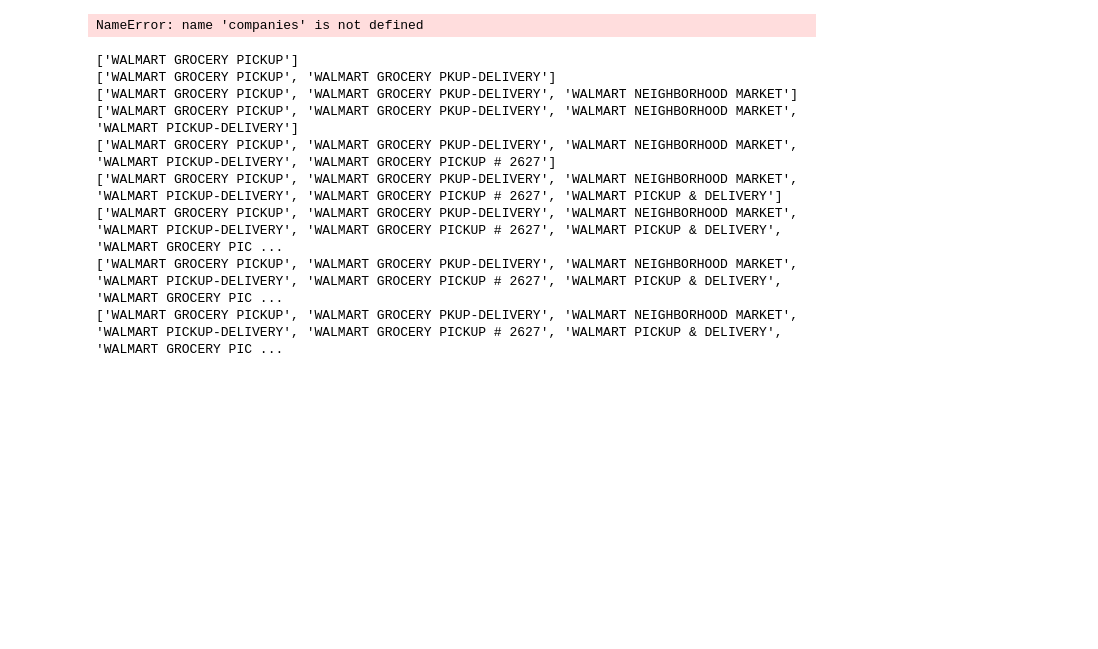
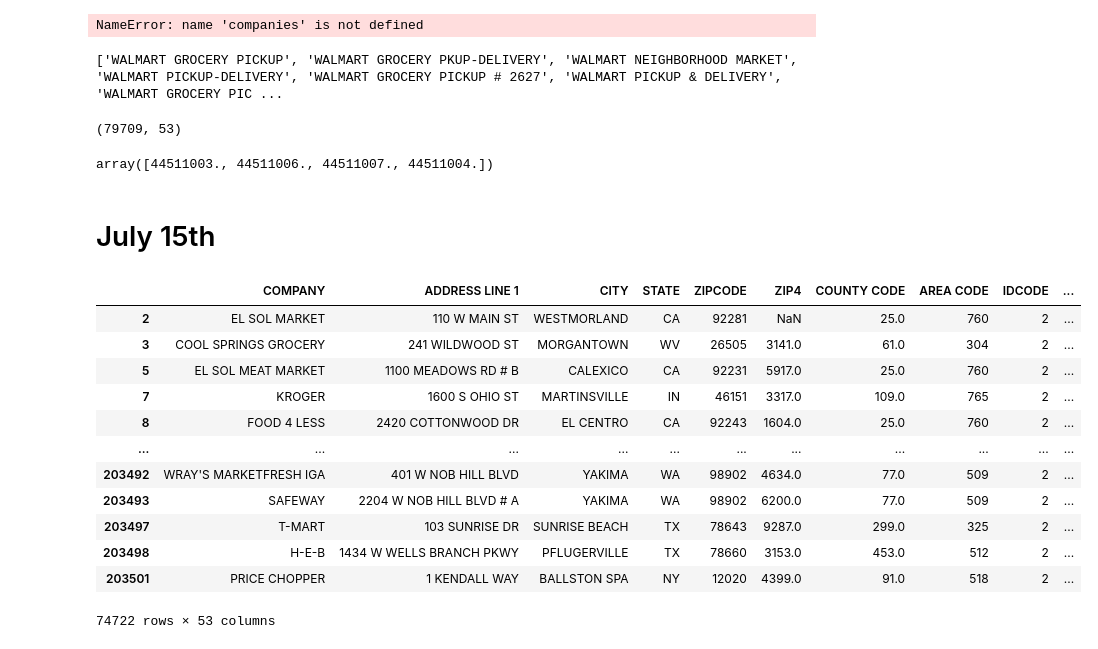
Before and after one commit to uchicago-dsi/rafi-grocery, a Jupyter notebook: String Match Week 3 .ipynb, the cells around one changed output. Saved outputs shown, nothing was run; the diff lists cells and outputs as text; code cells hidden in the pictures; blank space fills up the shorter version.

Commit message:
StringMatching

```diff
--- a/String Match Week 3 .ipynb
+++ b/String Match Week 3 .ipynb
@@ -588,7 +613,7 @@ x.loc[lambda x: x ==True].index
 
 companies[9]
 
-walmart_companies = []
+matches = []
 for item in parent: #for each company owned by the parent,do the following:
     #print(item)
 
@@ -598,17 +623,61 @@ for item in parent: #for each company owned by the parent,do the following:
 
     for result in index_match: #now that we know the matches, add the simiar ones into the array
         #print (result)
-        if companies[result] not in walmart_companies:
+        if companies[result] not in matches:
             #print (companies [result))
-            walmart_companies. append (companies [result]) #adds into the array
-            print (walmart)
+            matches. append (companies [result]) #adds into the array
+            print (matches)
-# %% [output]
-['WALMART GROCERY PICKUP']
-['WALMART GROCERY PICKUP', 'WALMART GROCERY PKUP-DELIVERY']
-['WALMART GROCERY PICKUP', 'WALMART GROCERY PKUP-DELIVERY', 'WALMART NEIGHBORHOOD MARKET']
-['WALMART GROCERY PICKUP', 'WALMART GROCERY PKUP-DELIVERY', 'WALMART NEIGHBORHOOD MARKET', 'WALMART PICKUP-DELIVERY']
-['WALMART GROCERY PICKUP', 'WALMART GROCERY PKUP-DELIVERY', 'WALMART NEIGHBORHOOD MARKET', 'WALMART PICKUP-DELIVERY', 'WALMART GROCERY PICKUP # 2627']
-['WALMART GROCERY PICKUP', 'WALMART GROCERY PKUP-DELIVERY', 'WALMART NEIGHBORHOOD MARKET', 'WALMART PICKUP-DELIVERY', 'WALMART GROCERY PICKUP # 2627', 'WALMART PICKUP & DELIVERY']
-['WALMART GROCERY PICKUP', 'WALMART GROCERY PKUP-DELIVERY', 'WALMART NEIGHBORHOOD MARKET', 'WALMART PICKUP-DELIVERY', 'WALMART GROCERY PICKUP # 2627', 'WALMART PICKUP & DELIVERY', 'WALMART GROCERY PIC ...
-['WALMART GROCERY PICKUP', 'WALMART GROCERY PKUP-DELIVERY', 'WALMART NEIGHBORHOOD MARKET', 'WALMART PICKUP-DELIVERY', 'WALMART GROCERY PICKUP # 2627', 'WALMART PICKUP & DELIVERY', 'WALMART GROCERY PIC ...
-['WALMART GROCERY PICKUP', 'WALMART GROCERY PKUP-DELIVERY', 'WALMART NEIGHBORHOOD MARKET', 'WALMART PICKUP-DELIVERY', 'WALMART GROCERY PICKUP # 2627', 'WALMART PICKUP & DELIVERY', 'WALMART GROCERY PIC ...
+# %%
+def find_matches(parent, companies):
+    matches = []
+    for item in parent:
+        stcon = companies.str.contains(item, case=False)
+        index_match = stcon.loc[lambda x: x == True].index
+
+        for result in index_match:
+            if companies[result] not in matches:
+                matches.append(companies[result])
+
+    return matches
+
+# Use the function
+parent = walmart
+companies = dataset["COMPANY"]
+matches = find_matches(parent, companies)
+print(matches)
+# %% [output]
+['WALMART GROCERY PICKUP', 'WALMART GROCERY PKUP-DELIVERY', 'WALMART NEIGHBORHOOD MARKET', 'WALMART PICKUP-DELIVERY', 'WALMART GROCERY PICKUP # 2627', 'WALMART PICKUP & DELIVERY', 'WALMART GROCERY PIC ...
+# %%
+naics = pure.loc[pure[['PRIMARY NAICS CODE']].astype(str).apply(lambda x: x.str.startswith('44511')).any(axis=1)]
+naics
+
+naics_codes = naics["PRIMARY NAICS CODE"].unique()
+
+stores = pure.loc[(pure["PRIMARY NAICS CODE"].isin(naics_codes)) | (pure["COMPANY"].isin(walmart_companies))]
+stores.shape
+# %% [output]
+(79709, 53)
+# %%
+naics = pure.loc[pure.loc[:, ['PRIMARY NAICS CODE']].astype(str).apply(lambda x: x.str.startswith('44511')).any(axis=1)]
+naics["PRIMARY NAICS CODE"].unique()
+# %% [output]
+array([44511003., 44511006., 44511007., 44511004.])
+# %% [markdown]
+# July 15th
+# %%
+
+grocery_sic
+# %% [output]
+|  | COMPANY | ADDRESS LINE 1 | CITY | STATE | ZIPCODE | ZIP4 | COUNTY CODE | AREA CODE | IDCODE | ... |
+| 2 | EL SOL MARKET | 110 W MAIN ST | WESTMORLAND | CA | 92281 | NaN | 25.0 | 760 | 2 | ... |
+| 3 | COOL SPRINGS GROCERY | 241 WILDWOOD ST | MORGANTOWN | WV | 26505 | 3141.0 | 61.0 | 304 | 2 | ... |
+| 5 | EL SOL MEAT MARKET | 1100 MEADOWS RD # B | CALEXICO | CA | 92231 | 5917.0 | 25.0 | 760 | 2 | ... |
+| 7 | KROGER | 1600 S OHIO ST | MARTINSVILLE | IN | 46151 | 3317.0 | 109.0 | 765 | 2 | ... |
+| 8 | FOOD 4 LESS | 2420 COTTONWOOD DR | EL CENTRO | CA | 92243 | 1604.0 | 25.0 | 760 | 2 | ... |
+| ... | ... | ... | ... | ... | ... | ... | ... | ... | ... | ... |
+| 203492 | WRAY'S MARKETFRESH IGA | 401 W NOB HILL BLVD | YAKIMA | WA | 98902 | 4634.0 | 77.0 | 509 | 2 | ... |
+| 203493 | SAFEWAY | 2204 W NOB HILL BLVD # A | YAKIMA | WA | 98902 | 6200.0 | 77.0 | 509 | 2 | ... |
+| 203497 | T-MART | 103 SUNRISE DR | SUNRISE BEACH | TX | 78643 | 9287.0 | 299.0 | 325 | 2 | ... |
+| 203498 | H-E-B | 1434 W WELLS BRANCH PKWY | PFLUGERVILLE | TX | 78660 | 3153.0 | 453.0 | 512 | 2 | ... |
+| 203501 | PRICE CHOPPER | 1 KENDALL WAY | BALLSTON SPA | NY | 12020 | 4399.0 | 91.0 | 518 | 2 | ... |
+74722 rows × 53 columns
```
Also changed, not shown: parts of 18 cells of this notebook.
